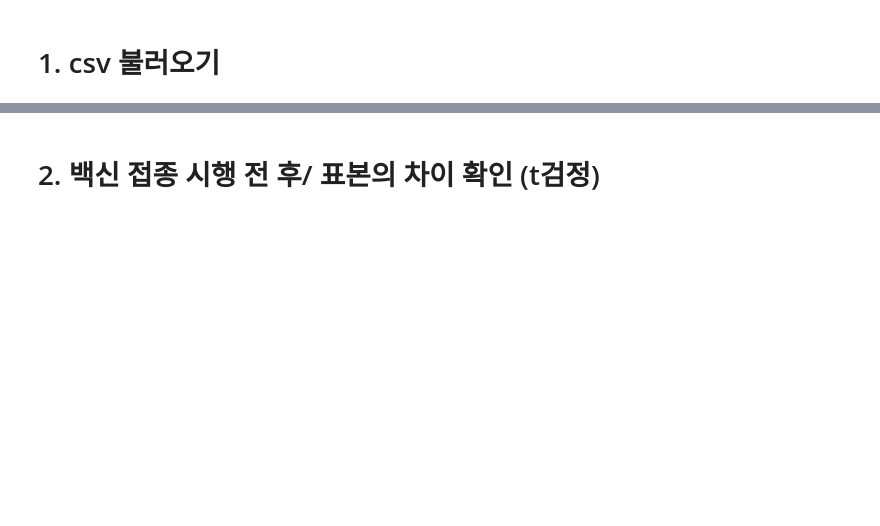
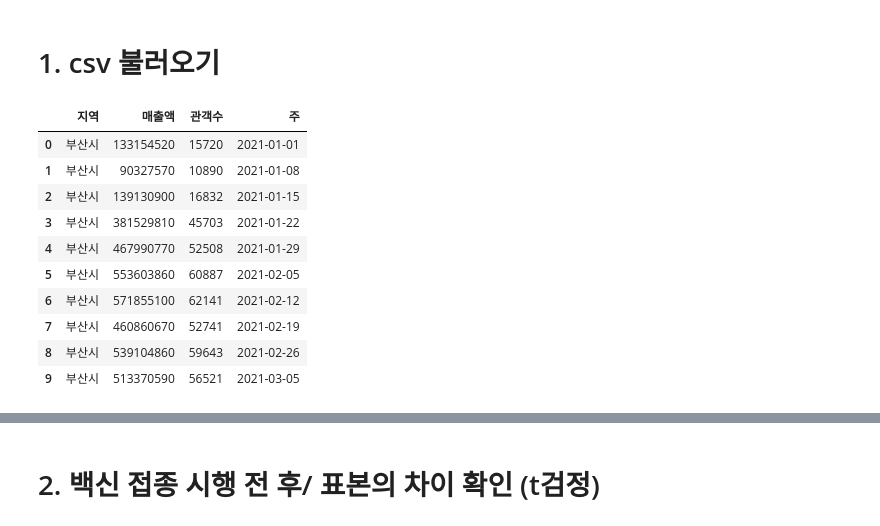
Before and after one commit to vvspearlvvs/MultiCampus_Project, a Jupyter notebook: 0.최종코드/08_서울 백신접종 전후 분석.ipynb, the cells around one changed output, grey strips where cells are left out. Saved outputs shown, nothing was run; the diff lists cells and outputs as text; code cells hidden in the pictures; blank space fills up the shorter version.

```diff
--- a/0.최종코드/08_서울 백신접종 전후 분석.ipynb
+++ b/0.최종코드/08_서울 백신접종 전후 분석.ipynb
@@ -45,6 +45,20 @@ seoul_bv = pd.concat([seoul2020,seoul_tmp]).reset_index(drop=True)
 # %%
 seoul_av = pd.read_csv('./movie_result/2021_03~06서울.csv',thousands=',').drop('Unnamed: 0',axis=1)[1:].reset_index(drop=True)
 avr_2019 = pd.read_csv('./movie_result/2019_평균자료_영화.csv')
+# %%
+busan_tmp
+# %% [output]
+|  | 지역 | 매출액 | 관객수 | 주 |
+| 0 | 부산시 | 133154520 | 15720 | 2021-01-01 |
+| 1 | 부산시 | 90327570 | 10890 | 2021-01-08 |
+| 2 | 부산시 | 139130900 | 16832 | 2021-01-15 |
+| 3 | 부산시 | 381529810 | 45703 | 2021-01-22 |
+| 4 | 부산시 | 467990770 | 52508 | 2021-01-29 |
+| 5 | 부산시 | 553603860 | 60887 | 2021-02-05 |
+| 6 | 부산시 | 571855100 | 62141 | 2021-02-12 |
+| 7 | 부산시 | 460860670 | 52741 | 2021-02-19 |
+| 8 | 부산시 | 539104860 | 59643 | 2021-02-26 |
+| 9 | 부산시 | 513370590 | 56521 | 2021-03-05 |
 # %%
 #string type을 datetime형으로 변환
 seoul_bv['주'] = [datetime.strptime(i,"%Y-%m-%d") for i in seoul_bv['주']]
```
Also changed, not shown: parts of 12 cells of this notebook.
